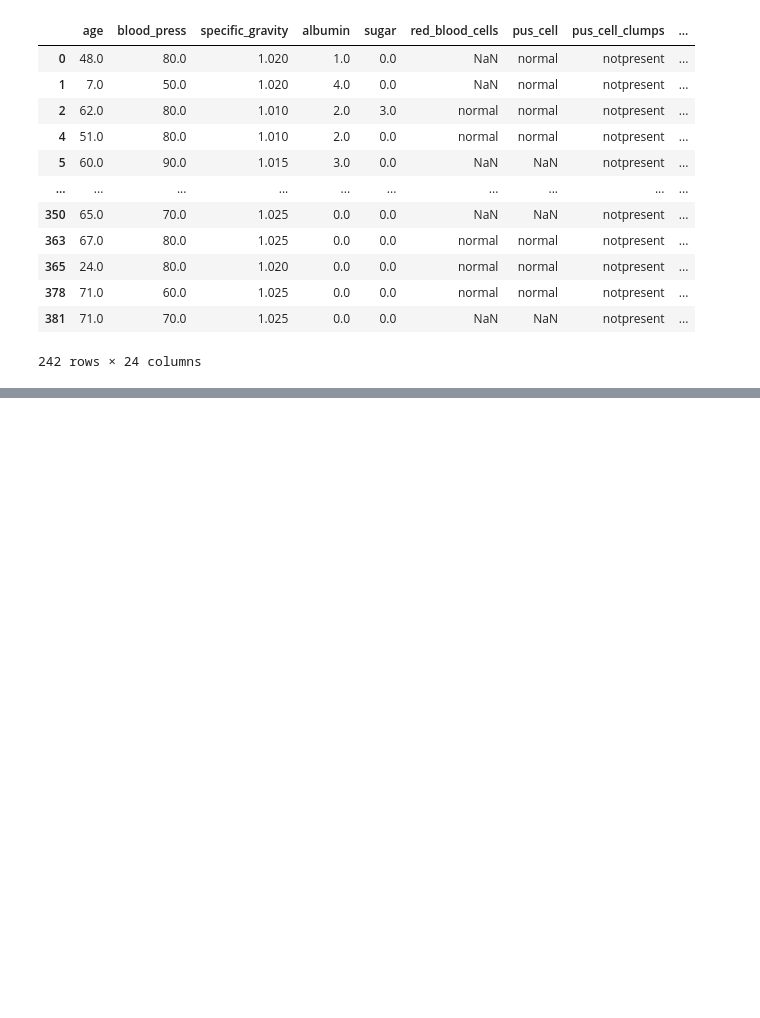
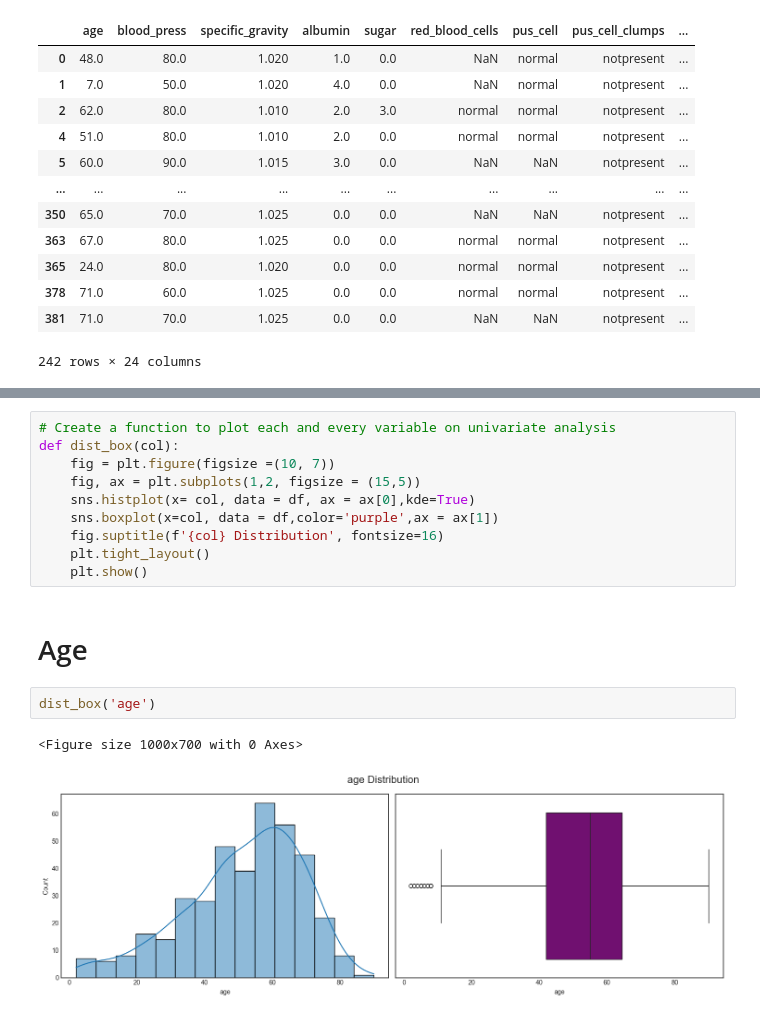
Before and after one commit to CharalamposZisis/Chronic-Kidney-Disease, a Jupyter notebook: main.ipynb, the cells around one changed output, grey strips where cells are left out. Drawn from its saved outputs; the diff is of its cells as text; blank space fills up the shorter version.

```diff
--- a/main.ipynb
+++ b/main.ipynb
@@ -112,0 +262,17 @@ df1
+# %%
+# Create a function to plot each and every variable on univariate analysis
+def dist_box(col):
+    fig = plt.figure(figsize =(10, 7))
+    fig, ax = plt.subplots(1,2, figsize = (15,5))
+    sns.histplot(x= col, data = df, ax = ax[0],kde=True)
+    sns.boxplot(x=col, data = df,color='purple',ax = ax[1])
+    fig.suptitle(f'{col} Distribution', fontsize=16)
+    plt.tight_layout()
+    plt.show()
+# %% [markdown]
+# Age
+# %%
+dist_box('age')
+# %% [output]
+<Figure size 1000x700 with 0 Axes>
+[figure, added]
```
Also changed, not shown: parts of 36 cells of this notebook, 1 other file.
